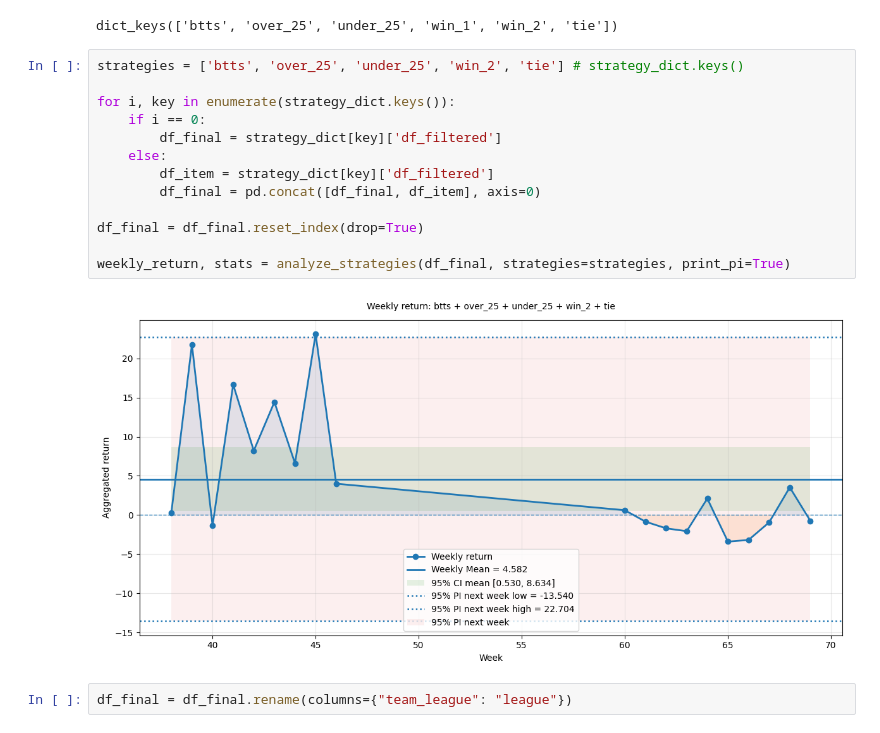
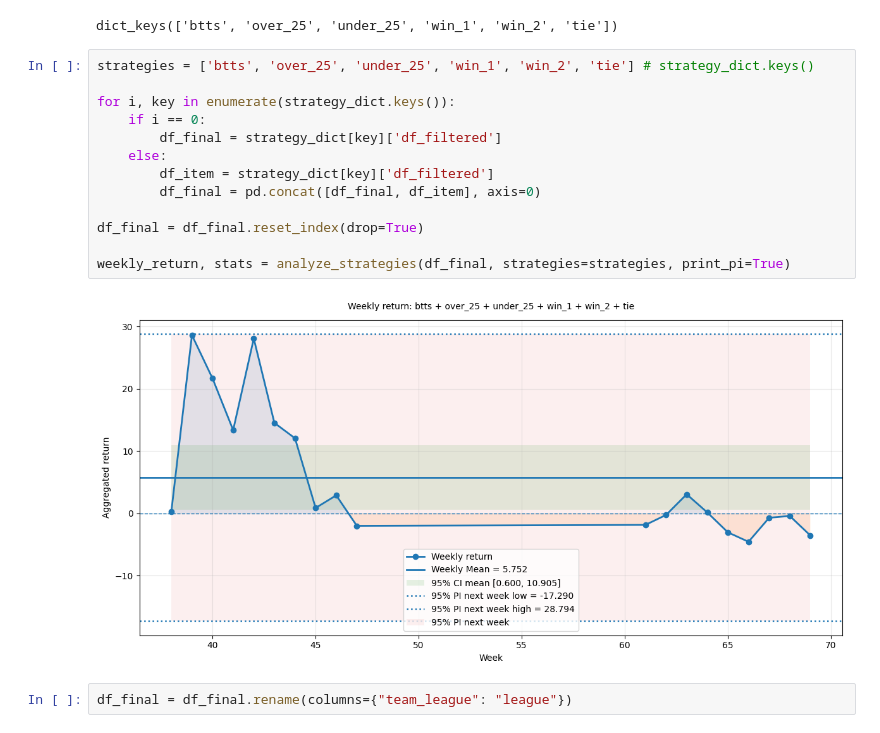
Before and after one commit to NickOLeeney/bet-master-analytics, a Jupyter notebook: src/strategies/optuna_model_analysis.ipynb, the cells around one changed output. Drawn from its saved outputs; the diff is of its cells as text.

```diff
--- a/src/strategies/optuna_model_analysis.ipynb
+++ b/src/strategies/optuna_model_analysis.ipynb
@@ -445,20 +445,20 @@ strategy_dict.keys()
 # %% [output]
 dict_keys(['btts', 'over_25', 'under_25', 'win_1', 'win_2', 'tie'])
 # %%
-strategies = ['btts', 'over_25', 'under_25', 'win_2', 'tie'] # strategy_dict.keys()
+strategies = ['btts', 'over_25', 'under_25', 'win_1', 'win_2', 'tie'] # strategy_dict.keys()
 
 for i, key in enumerate(strategy_dict.keys()):
     if i == 0:
         df_final = strategy_dict[key]['df_filtered']
     else:
         df_item = strategy_dict[key]['df_filtered']
         df_final = pd.concat([df_final, df_item], axis=0)
 
 df_final = df_final.reset_index(drop=True)
 
 weekly_return, stats = analyze_strategies(df_final, strategies=strategies, print_pi=True)
 # %% [output]
-[figure, old version]
+[figure, new version]
 # %%
 df_final = df_final.rename(columns={"team_league": "league"})
 # %%
```
Also changed, not shown: parts of 21 cells of this notebook, 7 other files.
